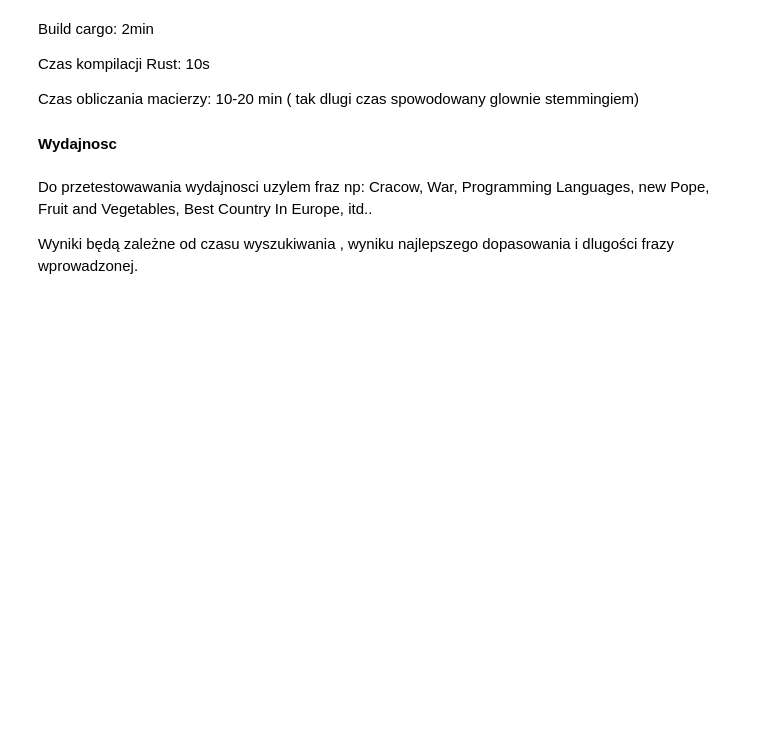
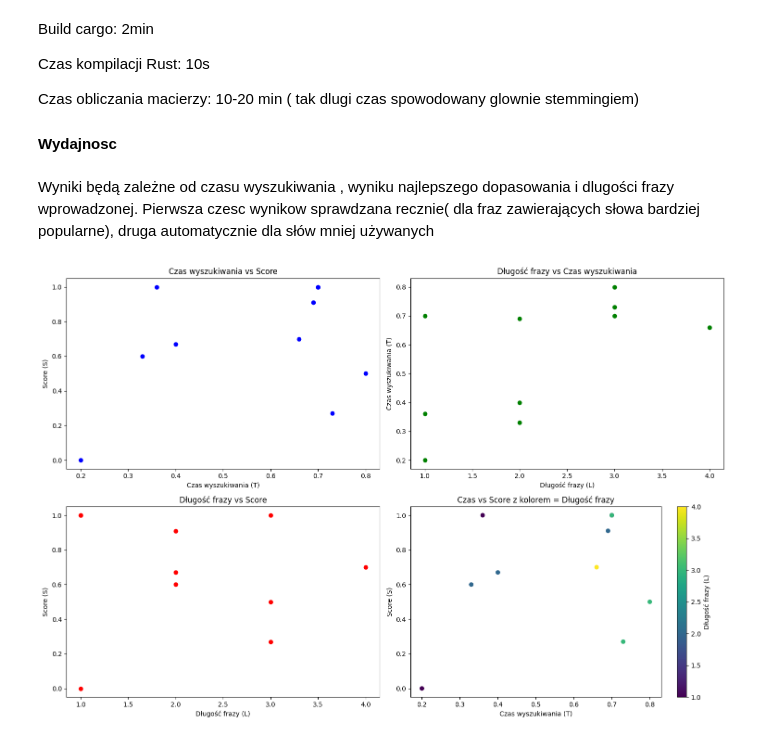
Before and after one commit to mcjwsn/Search-Engine, a Jupyter notebook: backend/sprawozdanie.ipynb, the cells around one changed output. Saved outputs shown, nothing was run; the diff lists cells and outputs as text; code cells hidden in the pictures; blank space fills up the shorter version.

```diff
--- a/backend/sprawozdanie.ipynb
+++ b/backend/sprawozdanie.ipynb
@@ -685,7 +687,5 @@ Czas obliczania macierzy: 10-20 min ( tak dlugi czas spowodowany glownie stemmin
 
 #### Wydajnosc
 # %% [markdown]
-Do przetestowawania wydajnosci uzylem fraz np:
-Cracow, War, Programming Languages, new Pope, Fruit and Vegetables, Best Country In Europe, itd..
-
 Wyniki będą zależne od czasu wyszukiwania , wyniku najlepszego dopasowania i dlugości frazy wprowadzonej.
+Pierwsza czesc wynikow sprawdzana recznie( dla fraz zawierających słowa bardziej popularne), druga automatycznie dla słów mniej używanych
@@ -698,0 +705,43 @@ L = [1,1,3,2,1,4,3,3,2,2]
+# %%
+def draw_plot(T,S,L):
+
+    plt.figure(figsize=(15, 10))
+
+    # Wykres 1: T vs S (czas vs score)
+    plt.subplot(2, 2, 1)
+    plt.scatter(T, S, c='blue')
+    plt.title("Czas wyszukiwania vs Score")
+    plt.xlabel("Czas wyszukiwania (T)")
+    plt.ylabel("Score (S)")
+
+    # Wykres 2: L vs T (długość frazy vs czas)
+    plt.subplot(2, 2, 2)
+    plt.scatter(L, T, c='green')
+    plt.title("Długość frazy vs Czas wyszukiwania")
+    plt.xlabel("Długość frazy (L)")
+    plt.ylabel("Czas wyszukiwania (T)")
+
+    # Wykres 3: L vs S (długość frazy vs score)
+    plt.subplot(2, 2, 3)
+    plt.scatter(L, S, c='red')
+    plt.title("Długość frazy vs Score")
+    plt.xlabel("Długość frazy (L)")
+    plt.ylabel("Score (S)")
+
+    # Wykres 4: Trójwymiarowy wykres jako kolor punktów zależny od L
+    plt.subplot(2, 2, 4)
+    scatter = plt.scatter(T, S, c=L, cmap='viridis')
+    plt.colorbar(scatter, label="Długość frazy (L)")
+    plt.title("Czas vs Score z kolorem = Długość frazy")
+    plt.xlabel("Czas wyszukiwania (T)")
+    plt.ylabel("Score (S)")
+
+    plt.tight_layout()
+    plt.show()
+# %%
+# Tylko pierwsza część testowa
+draw_plot(T,S,L)
+# Dla popularniejszych fraz score był odwrotnie proporcjonlany do długości wpisywanej fraz, czas wyszukiwania był różny( zależny o ilość wystąpień w data secie)
+# Dla dłuższych fraz czas wyszukiwania był większy, jednak dłuższy czas wyszukiwania nie świadczył jednocznacznie o lepszym scorze
+# %% [output]
+[figure, added]
```
Also changed, not shown: parts of 11 cells of this notebook, 5 other files.
